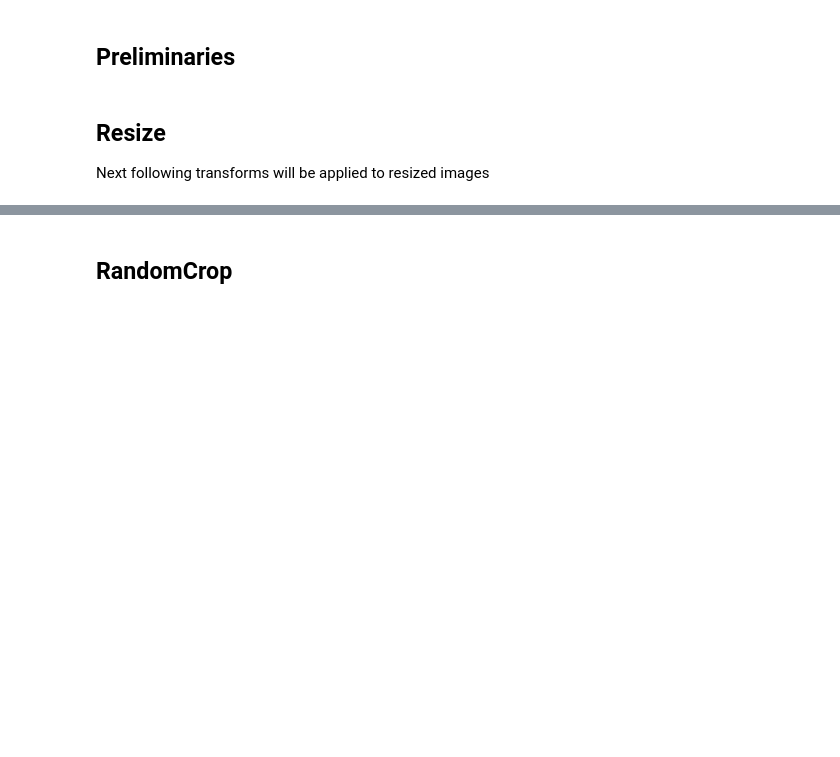
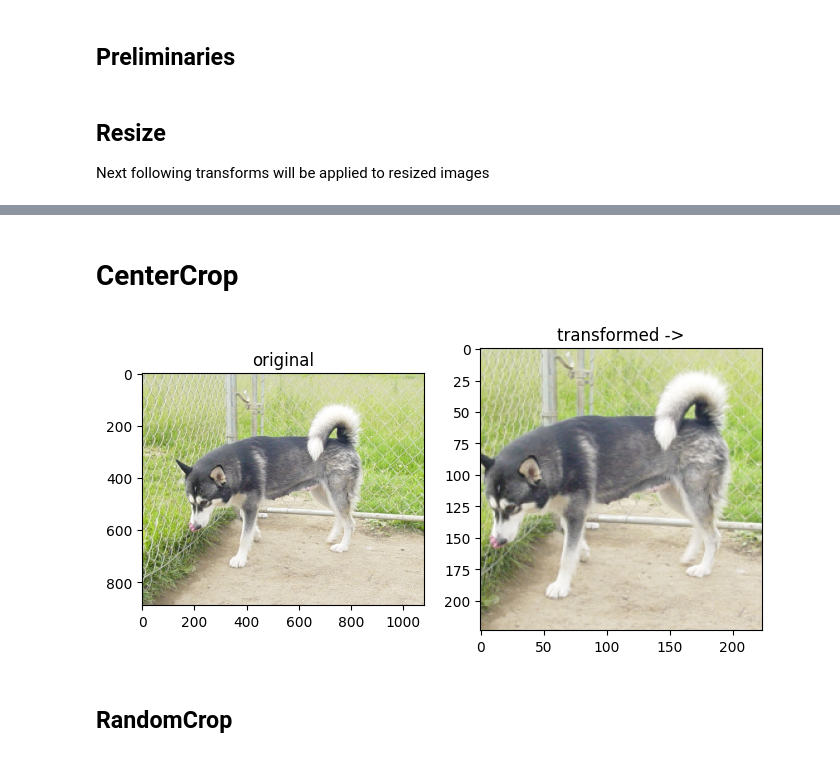
Before and after one commit to gchaperon/alexnet, a Jupyter notebook: notebooks/transforms_showcase.ipynb, the cells around one changed output, grey strips where cells are left out. Saved outputs shown, nothing was run; the diff lists cells and outputs as text; code cells hidden in the pictures; blank space fills up the shorter version.

```diff
--- a/notebooks/transforms_showcase.ipynb
+++ b/notebooks/transforms_showcase.ipynb
@@ -38,3 +38,14 @@ show_images(image, transform(image))
+# %% [markdown]
+# CenterCrop
+# %%
+image = random.choice(dataset).image
+transform = transforms.Compose([
+    transforms.Resize(256),
+    transforms.CenterCrop(224),
+])
+show_images(image, transform(image))
+# %% [output]
+[figure, added]
 # %% [markdown]
 ## RandomCrop
 # %%
```
Also changed, not shown: parts of 1 cell of this notebook, 5 other files.
